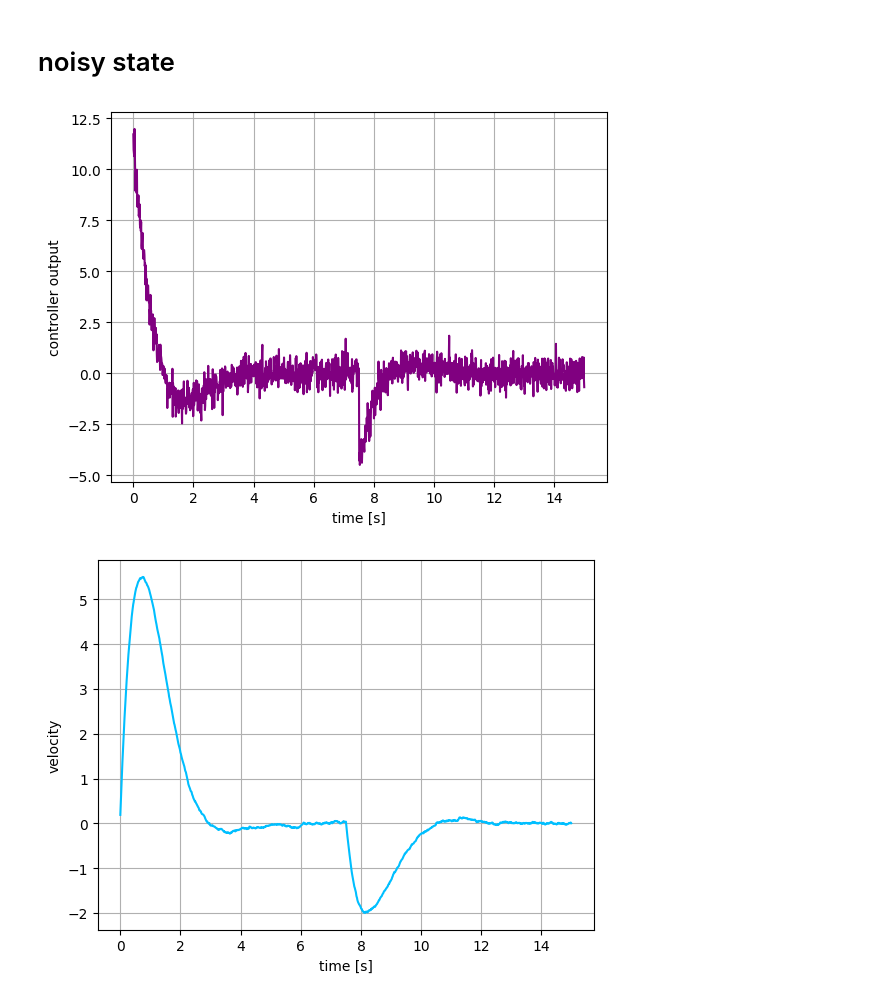
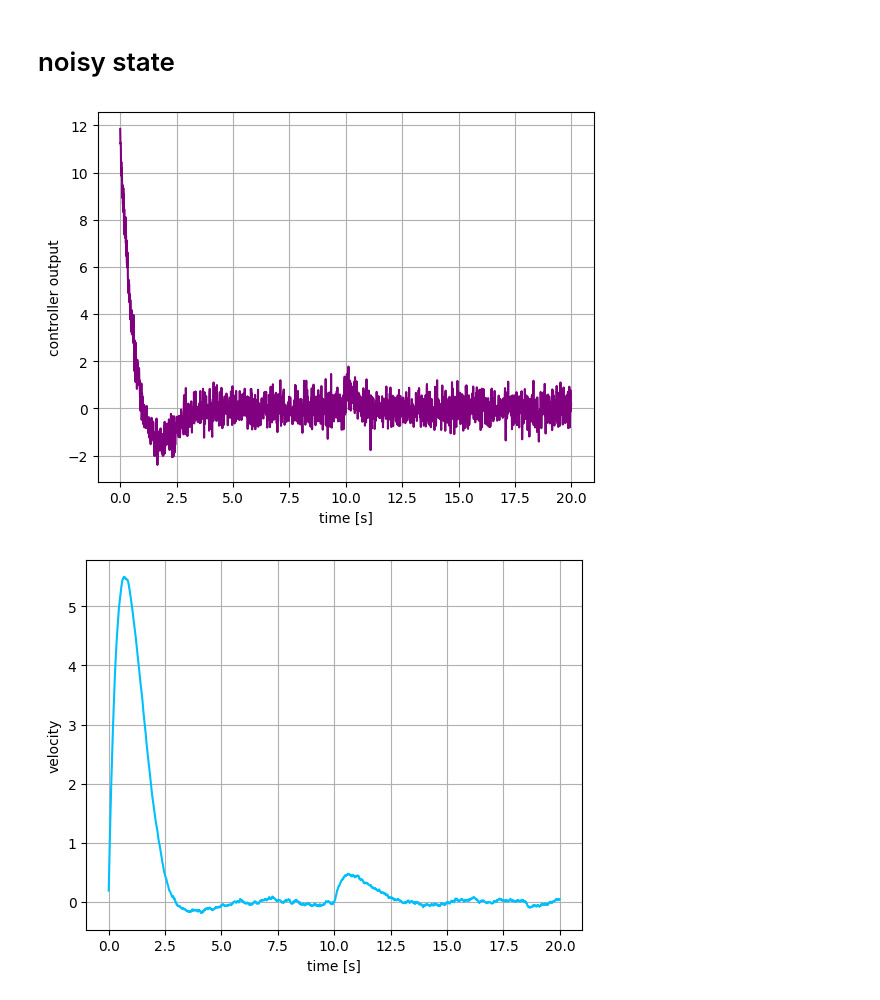
Before and after one commit to michalnand/libs_control, a Jupyter notebook: tutorials/01_lqr_servo.ipynb, the cells around one changed output. Saved outputs shown, nothing was run; the diff lists cells and outputs as text; code cells hidden in the pictures.

```diff
--- a/tutorials/01_lqr_servo.ipynb
+++ b/tutorials/01_lqr_servo.ipynb
@@ -126,7 +126,7 @@ print(g)
 # %%
 #closed loop step response
 dt          = 0.01
-steps       = 1500
+steps       = 2000
 t_result    = numpy.arange(steps)*dt
 
 #required state, position = 7
@@ -184,7 +184,7 @@ plt.show()
 # %%
 #closed loop step response with disturbance
 dt          = 0.01
-steps       = 1500
+steps       = 2000
 t_result    = numpy.arange(steps)*dt
 
 #required state, position = 7
@@ -205,13 +205,15 @@ for i in range(steps):
     error = xr*g - x
     u = k@error
 
+    # disturbance in middle
+    if i > steps//2:
+        u+= 1
+
     #dynamical system step
     dx = a@x + b@u
     x  = x + dx*dt
 
-    # !!! disturbance in middle, kick the servo position
-    if i == steps//2:
-        x[1]+= 3
+
 
     u_result[i] = u[0][0]
     x_result[i] = x[:, 0]
@@ -246,7 +248,7 @@ plt.show()
 # %%
 #closed loop step response with noisy state
 dt          = 0.01
-steps       = 1500
+steps       = 2000
 t_result    = numpy.arange(steps)*dt
 
 #required state, position = 7
@@ -263,45 +265,46 @@ x_result    = numpy.zeros((steps, 2))
 for i in range(steps):
     u = numpy.ones((1, 1))
 
-    # !!! add noise for controller, to simulate sensor noise
+    # add noise for controller, to simulate sensor noise
     x_noised = x + 0.25*numpy.random.randn(2, 1)
 
     #apply LQR control law
     error = xr*g - x_noised
     u = k@error
 
+    # disturbance in middle
+    if i > steps//2:
+        u+= 1
+
+
     #dynamical system step
     dx = a@x + b@u
     x  = x + dx*dt
-
-    # !!! disturbance in middle, kick the servo position
-    if i == steps//2:
-        x[1]+= 3
 
     u_result[i] = u[0][0]
     x_result[i] = x[:, 0]
 
 #plot response
 plt.clf()
 plt.ylabel("controller output")
 plt.xlabel("time [s]")
 plt.plot(t_result, u_result[:, 0], color="purple")
 plt.grid()
 plt.show()
 
 plt.clf()
 plt.ylabel("velocity")
 plt.xlabel("time [s]")
 plt.plot(t_result, x_result[:, 0], color="deepskyblue")
 plt.grid()
 plt.show()
 
 plt.clf()
 plt.ylabel("position")
 plt.xlabel("time [s]")
 plt.plot(t_result, x_result[:, 1], color="deepskyblue")
 plt.grid()
 plt.show()
 # %% [output]
-[figure, old version]
+[figure, new version]
-[figure, old version]
+[figure, new version]
```
Also changed, not shown: parts of 4 cells of this notebook, 4 other files.
